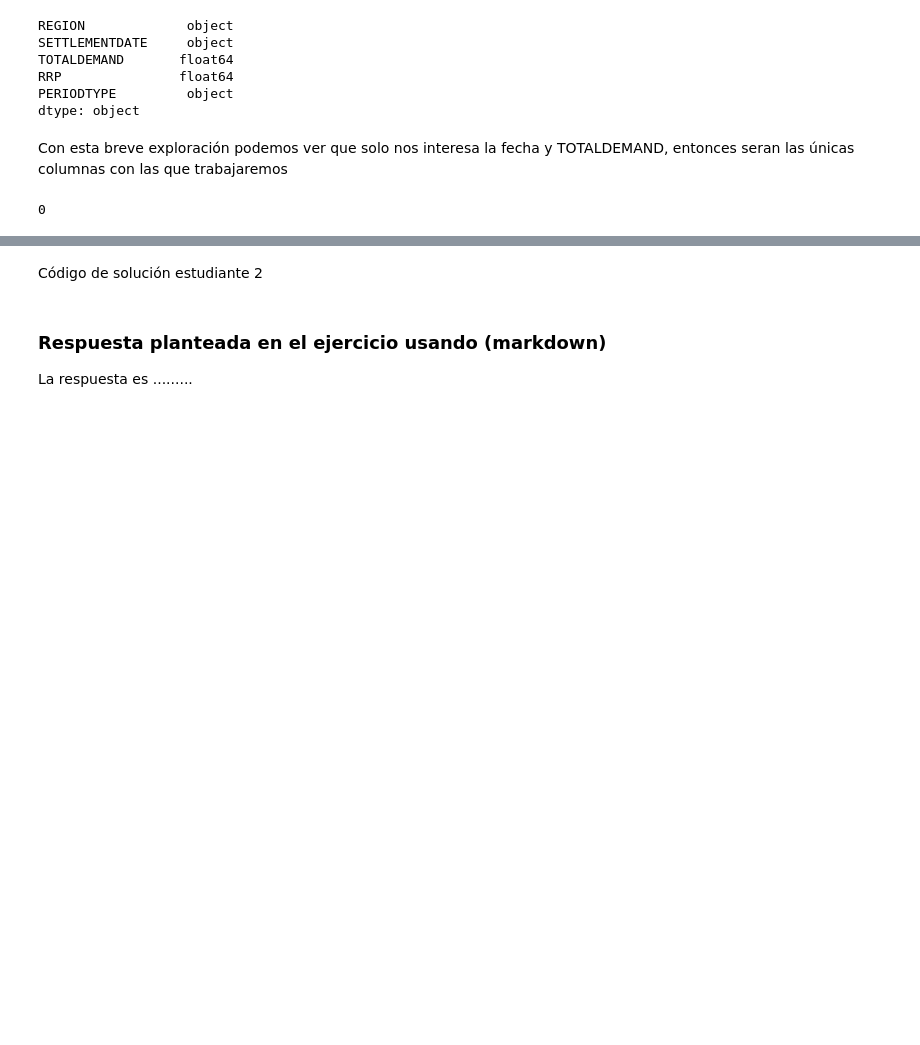
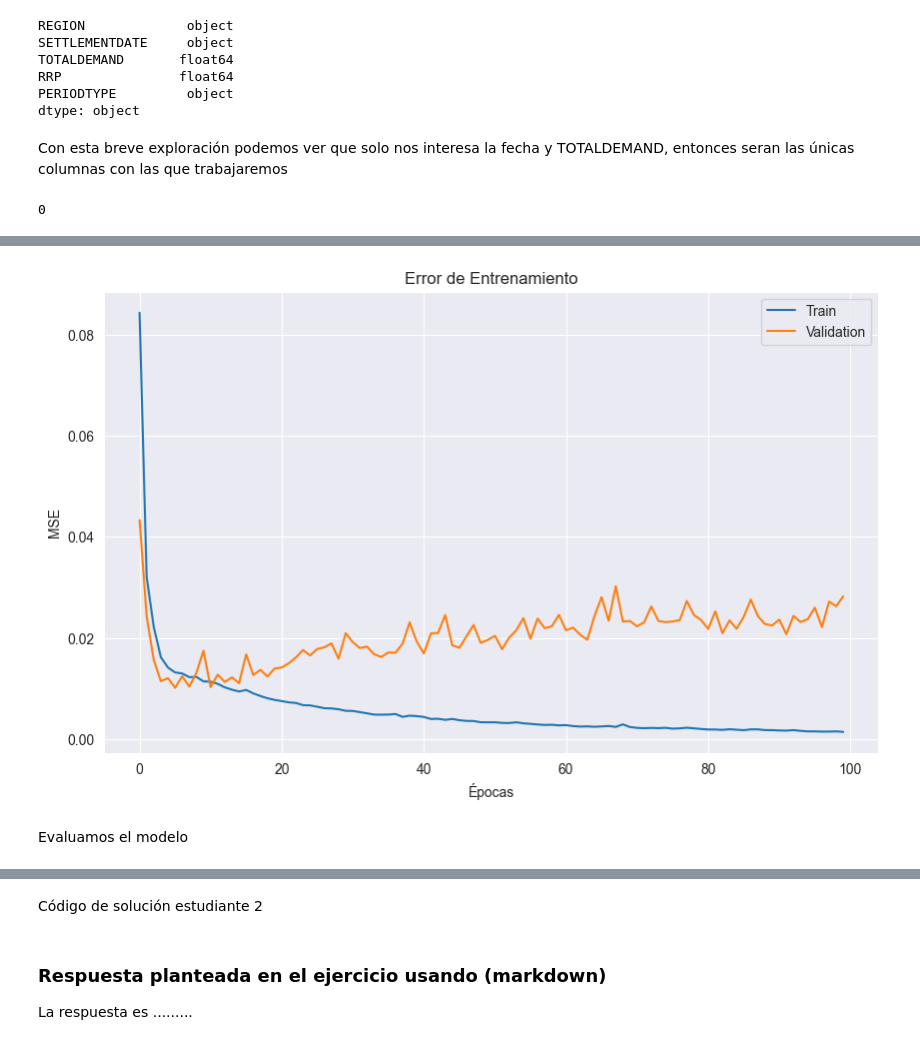
Before and after one commit to MPST-2025-I/tarea-4-ejercicio-cnn-tarea4-6, a Jupyter notebook: Plantilla_Tareas.ipynb, the cells around one changed output, grey strips where cells are left out. Saved outputs shown, nothing was run; the diff lists cells and outputs as text; code cells hidden in the pictures; blank space fills up the shorter version.

```diff
--- a/Plantilla_Tareas.ipynb
+++ b/Plantilla_Tareas.ipynb
@@ -444,0 +543,3 @@ df
+# %%
+X, y = split_multivariate_sequence_m_step(data, n_steps_in, n_steps_out)
+print(f"Forma de X: {X.shape}, Forma de y: {y.shape}")
@@ -444,0 +550,19 @@ df
+# %%
+train_size = int(len(X) * 0.8)
+X_train, X_test = X[:train_size], X[train_size:]
+y_train, y_test = y[:train_size], y[train_size:]
+n_features = X.shape[2]
+# %%
+model = Sequential()
+model.add(tf.keras.layers.Input(shape=(n_steps_in, n_features)))
+model.add(Conv1D(filters=64, kernel_size=3, activation='relu'))
+model.add(MaxPooling1D())
+model.add(Conv1D(filters=32, kernel_size=3, activation='relu'))
+model.add(MaxPooling1D())
+model.add(Flatten())
+model.add(Dense(50, activation='relu'))
+model.add(Dense(n_steps_out))
+
+model.compile(optimizer='adam', loss='mse')
+
+model.summary()
@@ -444,0 +591,8 @@ df
+# %%
+history = model.fit(
+    X_train, y_train,
+    epochs=100,
+    batch_size=32,
+    validation_split=0.1,
+    verbose=1
+)
@@ -444,0 +617,14 @@ df
+# %%
+plt.figure(figsize=(10, 6))
+plt.plot(history.history['loss'], label='Train')
+plt.plot(history.history['val_loss'], label='Validation')
+plt.title('Error de Entrenamiento')
+plt.xlabel('Épocas')
+plt.ylabel('MSE')
+plt.legend()
+plt.grid(True)
+plt.show()
+# %% [output]
+[figure, added]
+# %% [markdown]
+Evaluamos el modelo
```
Also changed, not shown: parts of 35 cells of this notebook.
